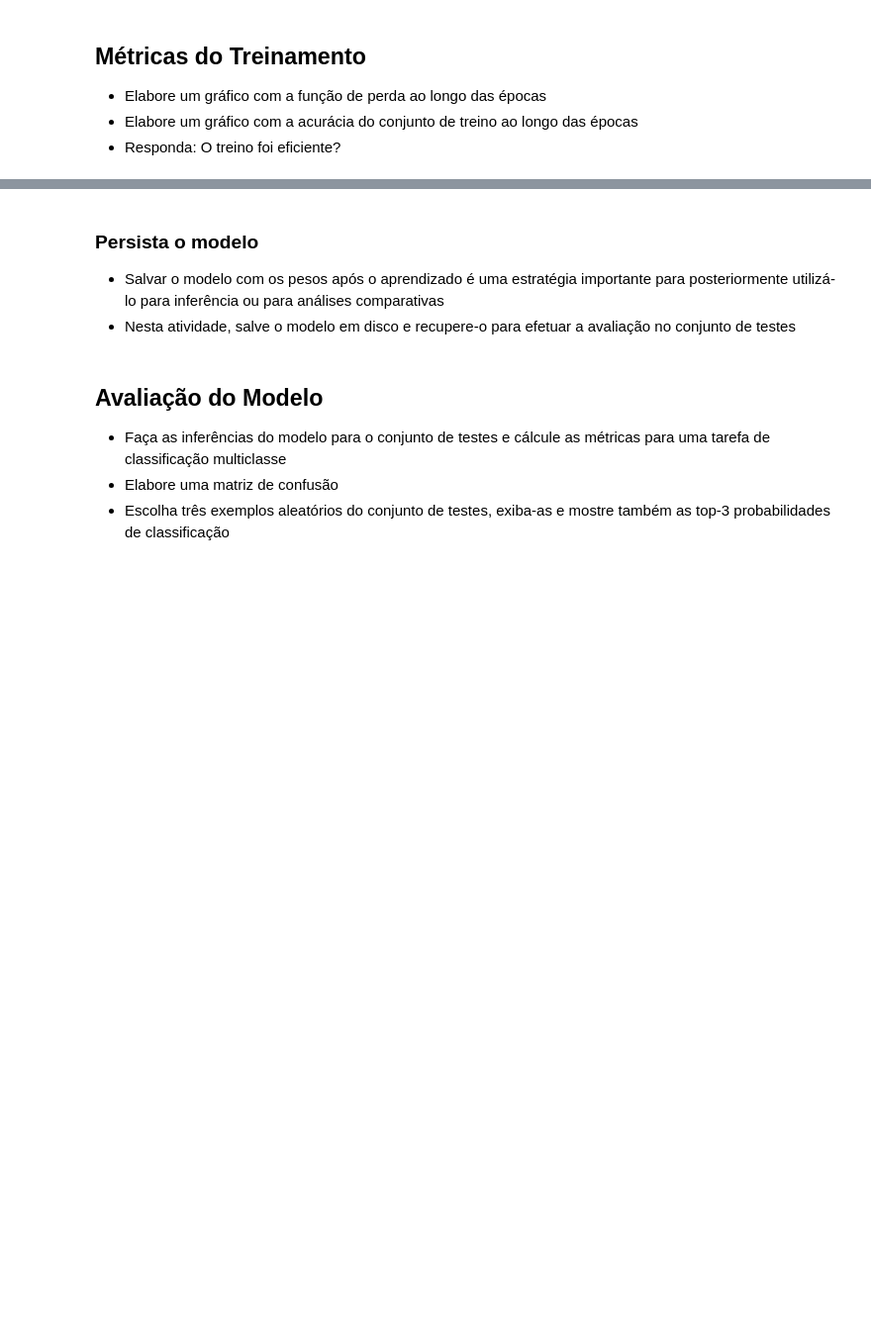
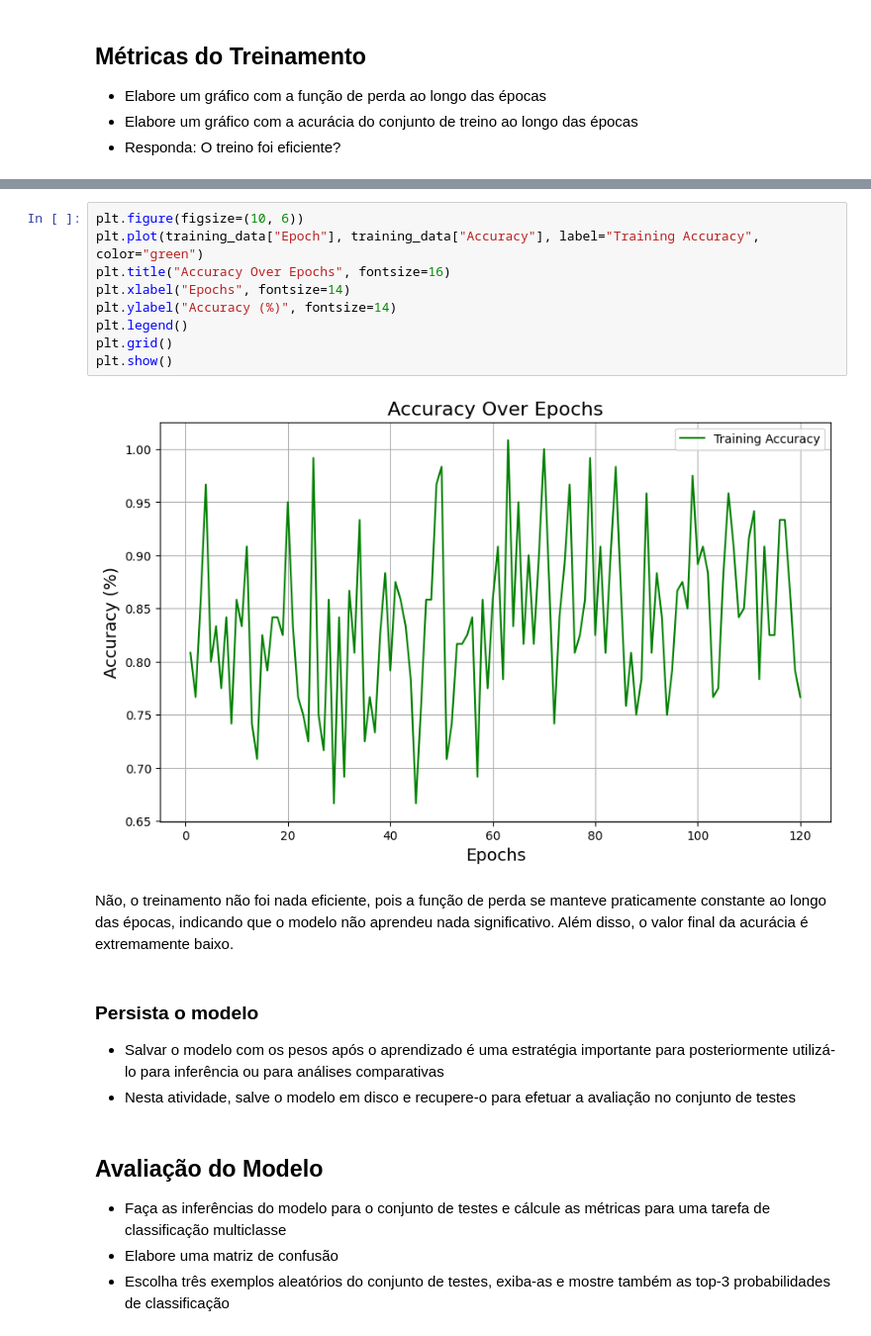
Before and after one commit to flavia-segadilha/cnn-stanford_dogs, a Jupyter notebook: Topicos1_2026_1_Tarefa3.ipynb, the cells around one changed output, grey strips where cells are left out. Shown at 99% size. Cells and saved outputs as stored; diff of their text form; blank space fills up the shorter version.

Commit message:
update: treinamento do modelo

```diff
--- a/Topicos1_2026_1_Tarefa3.ipynb
+++ b/Topicos1_2026_1_Tarefa3.ipynb
@@ -242,3 +316,16 @@ optimizer = optim.SGD(model.parameters(), lr=aprendizado, momentum=momentum)
+# %%
+plt.figure(figsize=(10, 6))
+plt.plot(training_data["Epoch"], training_data["Accuracy"], label="Training Accuracy", color="green")
+plt.title("Accuracy Over Epochs", fontsize=16)
+plt.xlabel("Epochs", fontsize=14)
+plt.ylabel("Accuracy (%)", fontsize=14)
+plt.legend()
+plt.grid()
+plt.show()
+# %% [output]
+[figure, added]
+# %% [markdown]
+Não, o treinamento não foi nada eficiente, pois a função de perda se manteve praticamente constante ao longo das épocas, indicando que o modelo não aprendeu nada significativo. Além disso, o valor final da acurácia é extremamente baixo.
 # %% [markdown]
 ### Persista o modelo
 
```
Also changed, not shown: parts of 5 cells of this notebook, 1 other file.
